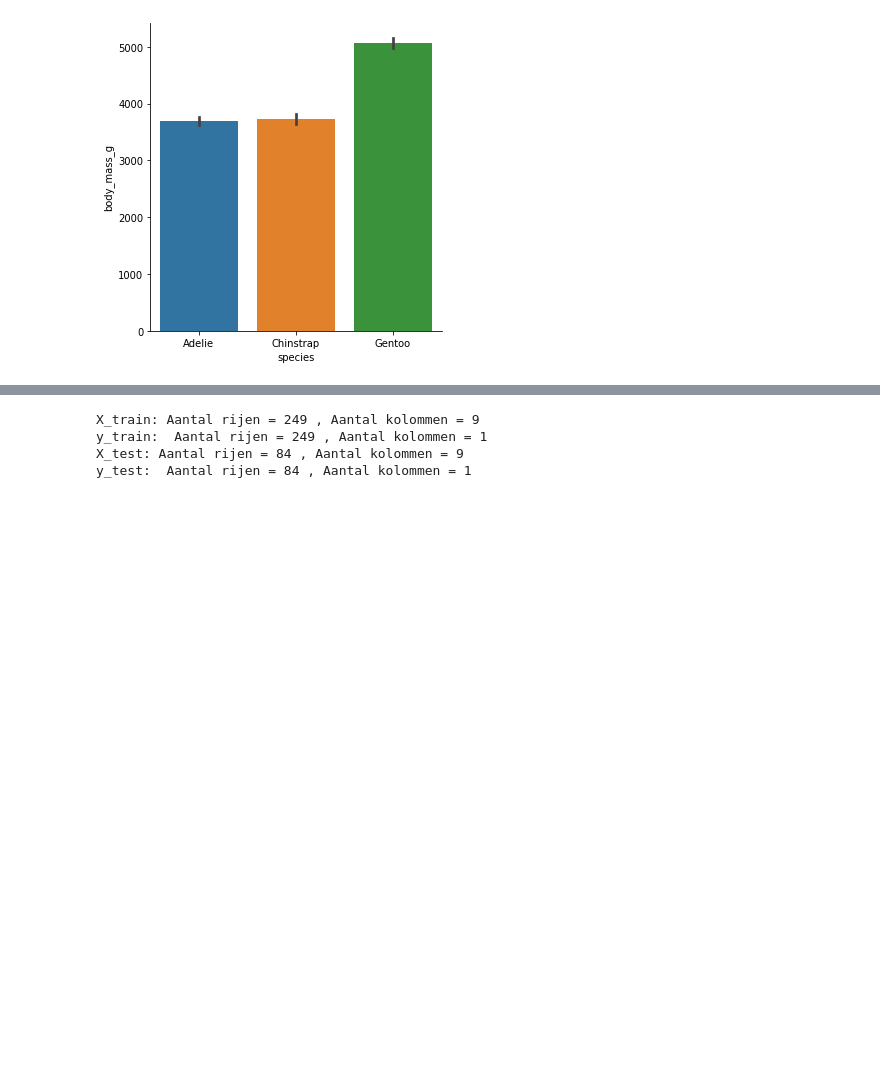
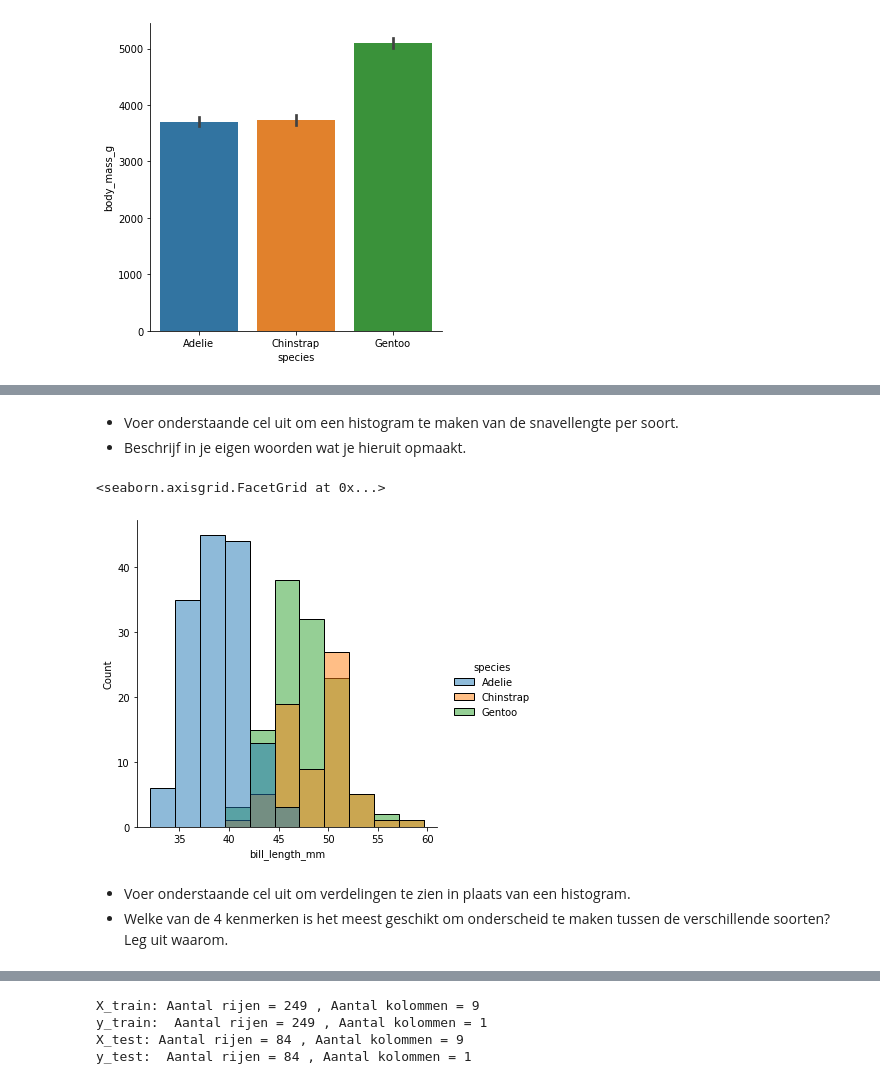
Before and after one commit to erikhhs/ads, a Jupyter notebook: ML_penguins.ipynb, the cells around one changed output, grey strips where cells are left out. Saved outputs shown, nothing was run; the diff lists cells and outputs as text; code cells hidden in the pictures; blank space fills up the shorter version.

```diff
--- a/ML_penguins.ipynb
+++ b/ML_penguins.ipynb
@@ -146,3 +133,14 @@ sns.catplot(kind = 'bar', x = 'species', y = 'body_mass_g', col = 'sex', data=df
+# %% [markdown]
+- Voer onderstaande cel uit om een histogram te maken van de snavellengte per soort.
+- Beschrijf in je eigen woorden wat je hieruit opmaakt.
+# %%
+sns.displot(df, x='bill_length_mm', hue="species", fill=True)
+# %% [output]
+<seaborn.axisgrid.FacetGrid at 0x...>
+[figure, added]
+# %% [markdown]
+- Voer onderstaande cel uit om verdelingen te zien in plaats van een histogram.
+- Welke van de 4 kenmerken is het meest geschikt om onderscheid te maken tussen de verschillende soorten? Leg uit waarom.
 # %%
 sns.displot(df, x='bill_length_mm', hue="species", kind="kde", fill=True)
 sns.displot(df, x='bill_depth_mm', hue="species", kind="kde", fill=True)
```
Also changed, not shown: parts of 23 cells of this notebook.
